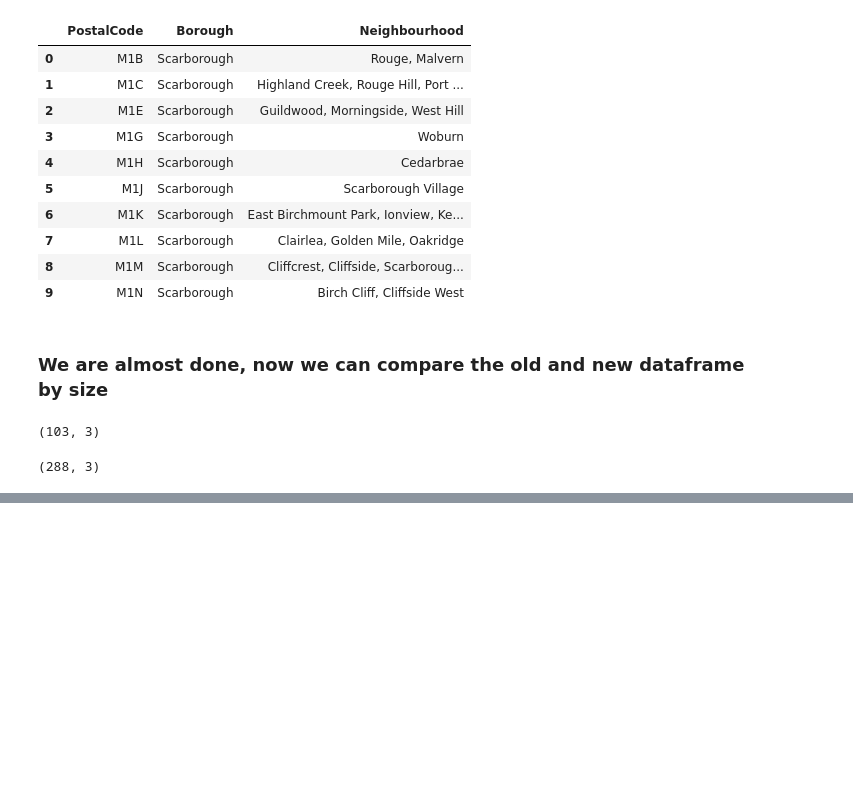
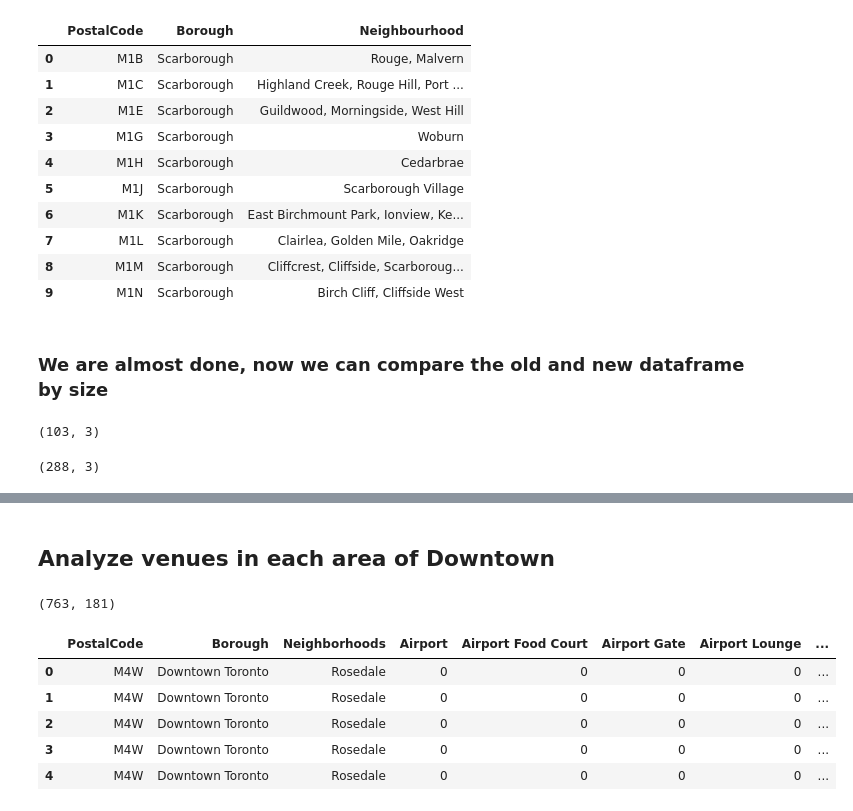
Before and after one commit to mrstailor7/coursera_capstone_watson, a Jupyter notebook: Project Wiki Scraping.ipynb, the cells around one changed output, grey strips where cells are left out. Cells and saved outputs as stored; diff of their text form; code cells hidden in the pictures; blank space fills up the shorter version.

```diff
--- a/Project Wiki Scraping.ipynb
+++ b/Project Wiki Scraping.ipynb
@@ -125,0 +298,18 @@ wiki_df.shape
+# %%
+# Map for the neighbourhood Rosdale
+
+map_rosedale = folium.Map(location=[latitude, longitude], zoom_start=13)
+
+# add markers to map
+for lat, lng, label in zip(toronto_data['Latitude'], toronto_data['Longitude'], toronto_data['Neighbourhood']):
+    label = folium.Popup(label, parse_html=True)
+    folium.CircleMarker(
+        [lat, lng],
+        radius=5,
+        popup=label,
+        color='blue',
+        fill=True,
+        fill_color='#3186cc',
+        fill_opacity=0.7,).add_to(map_rosedale)
+
+map_rosedale
@@ -125,0 +391,26 @@ wiki_df.shape
+# %% [markdown]
+
+## Analyze venues in each area of Downtown
+# %%
+# one´- hot encoding
+toronto_data_onehot = pd.get_dummies(venues_df[['VenueCategory']], prefix="", prefix_sep="")
+
+# add postal, borough and neighborhood column  to dataframe
+toronto_data_onehot['PostalCode'] = venues_df['PostalCode']
+toronto_data_onehot['Borough'] = venues_df['Borough']
+toronto_data_onehot['Neighborhoods'] = venues_df['Neighbourhood']
+
+# move postal, borough and neighborhood column to the first column
+fixed_columns = list(toronto_data_onehot.columns[-3:]) + list(toronto_data_onehot.columns[:-3])
+toronto_data_onehot = toronto_data_onehot[fixed_columns]
+
+print(toronto_data_onehot.shape)
+toronto_data_onehot.head()
+# %% [output]
+(763, 181)
+|  | PostalCode | Borough | Neighborhoods | Airport | Airport Food Court | Airport Gate | Airport Lounge | ... |
+| 0 | M4W | Downtown Toronto | Rosedale | 0 | 0 | 0 | 0 | ... |
+| 1 | M4W | Downtown Toronto | Rosedale | 0 | 0 | 0 | 0 | ... |
+| 2 | M4W | Downtown Toronto | Rosedale | 0 | 0 | 0 | 0 | ... |
+| 3 | M4W | Downtown Toronto | Rosedale | 0 | 0 | 0 | 0 | ... |
+| 4 | M4W | Downtown Toronto | Rosedale | 0 | 0 | 0 | 0 | ... |
```
Also changed, not shown: parts of 38 cells of this notebook.
